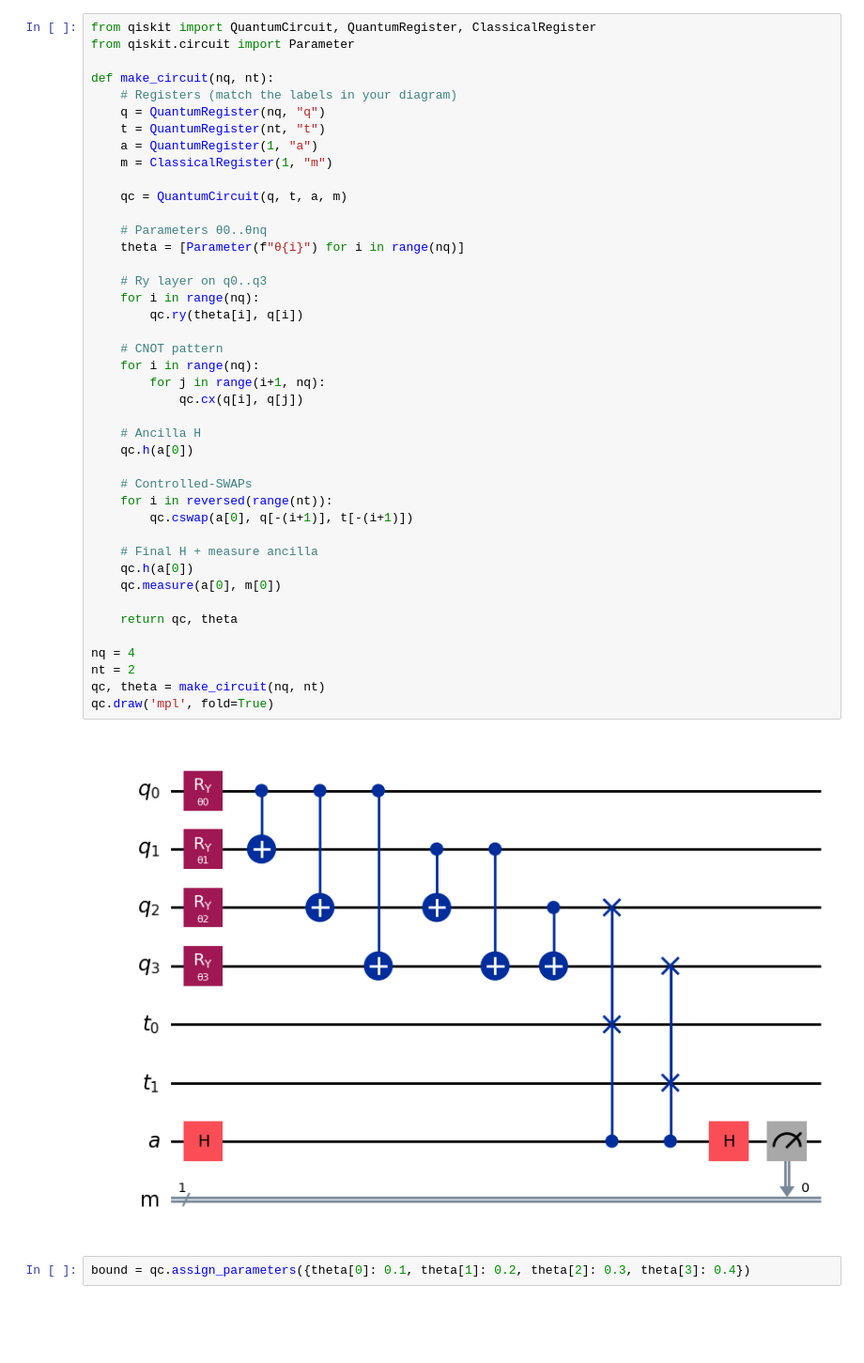
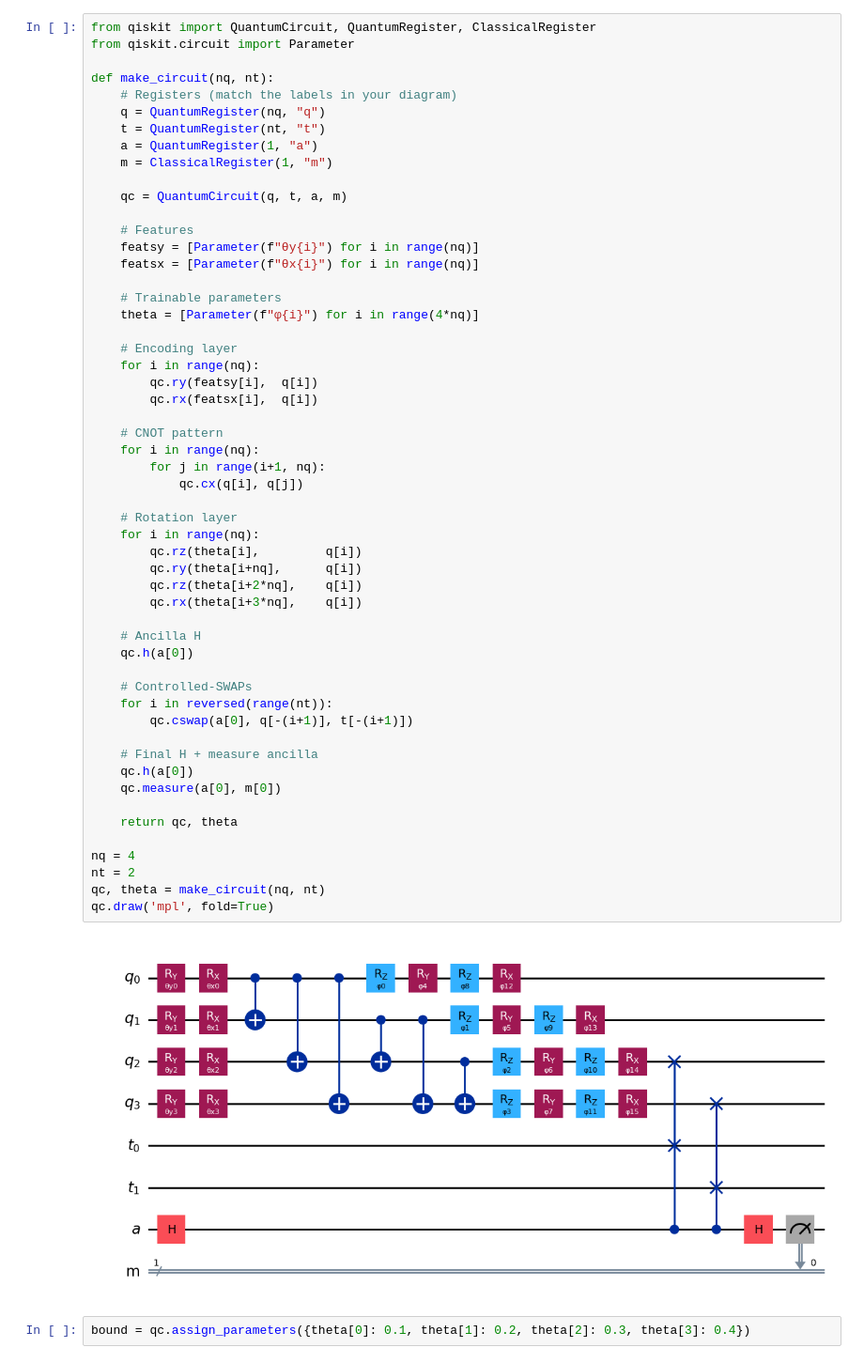
Before and after one commit to Chriisbrown/RobustQML, a Jupyter notebook: qc_codes/circuitBuild.ipynb, the cells around one changed output. Shown at 94% size. Cells and saved outputs as stored; diff of their text form; blank space fills up the shorter version.

Commit message:
Adding in 1P1Q encoding and Pennylane encoding

```diff
--- a/qc_codes/circuitBuild.ipynb
+++ b/qc_codes/circuitBuild.ipynb
@@ -10,38 +12,50 @@ def make_circuit(nq, nt):
     m = ClassicalRegister(1, "m")
 
     qc = QuantumCircuit(q, t, a, m)
 
-    # Parameters θ0..θnq
-    theta = [Parameter(f"θ{i}") for i in range(nq)]
+    # Features
+    featsy = [Parameter(f"θy{i}") for i in range(nq)]
+    featsx = [Parameter(f"θx{i}") for i in range(nq)]
 
-    # Ry layer on q0..q3
+    # Trainable parameters
+    theta = [Parameter(f"φ{i}") for i in range(4*nq)]
+
+    # Encoding layer
     for i in range(nq):
-        qc.ry(theta[i], q[i])
+        qc.ry(featsy[i],  q[i])
+        qc.rx(featsx[i],  q[i])
 
     # CNOT pattern
     for i in range(nq):
         for j in range(i+1, nq):
             qc.cx(q[i], q[j])
+
+    # Rotation layer
+    for i in range(nq):
+        qc.rz(theta[i],         q[i])
+        qc.ry(theta[i+nq],      q[i])
+        qc.rz(theta[i+2*nq],    q[i])
+        qc.rx(theta[i+3*nq],    q[i])
 
     # Ancilla H
     qc.h(a[0])
 
     # Controlled-SWAPs
     for i in reversed(range(nt)):
         qc.cswap(a[0], q[-(i+1)], t[-(i+1)])
 
     # Final H + measure ancilla
     qc.h(a[0])
     qc.measure(a[0], m[0])
 
     return qc, theta
 
 nq = 4
 nt = 2
 qc, theta = make_circuit(nq, nt)
 qc.draw('mpl', fold=True)
 # %% [output]
-[figure, old version]
+[figure, new version]
 # %%
 bound = qc.assign_parameters({theta[0]: 0.1, theta[1]: 0.2, theta[2]: 0.3, theta[3]: 0.4})
 # %%
```
Also changed, not shown: parts of 4 cells of this notebook.
